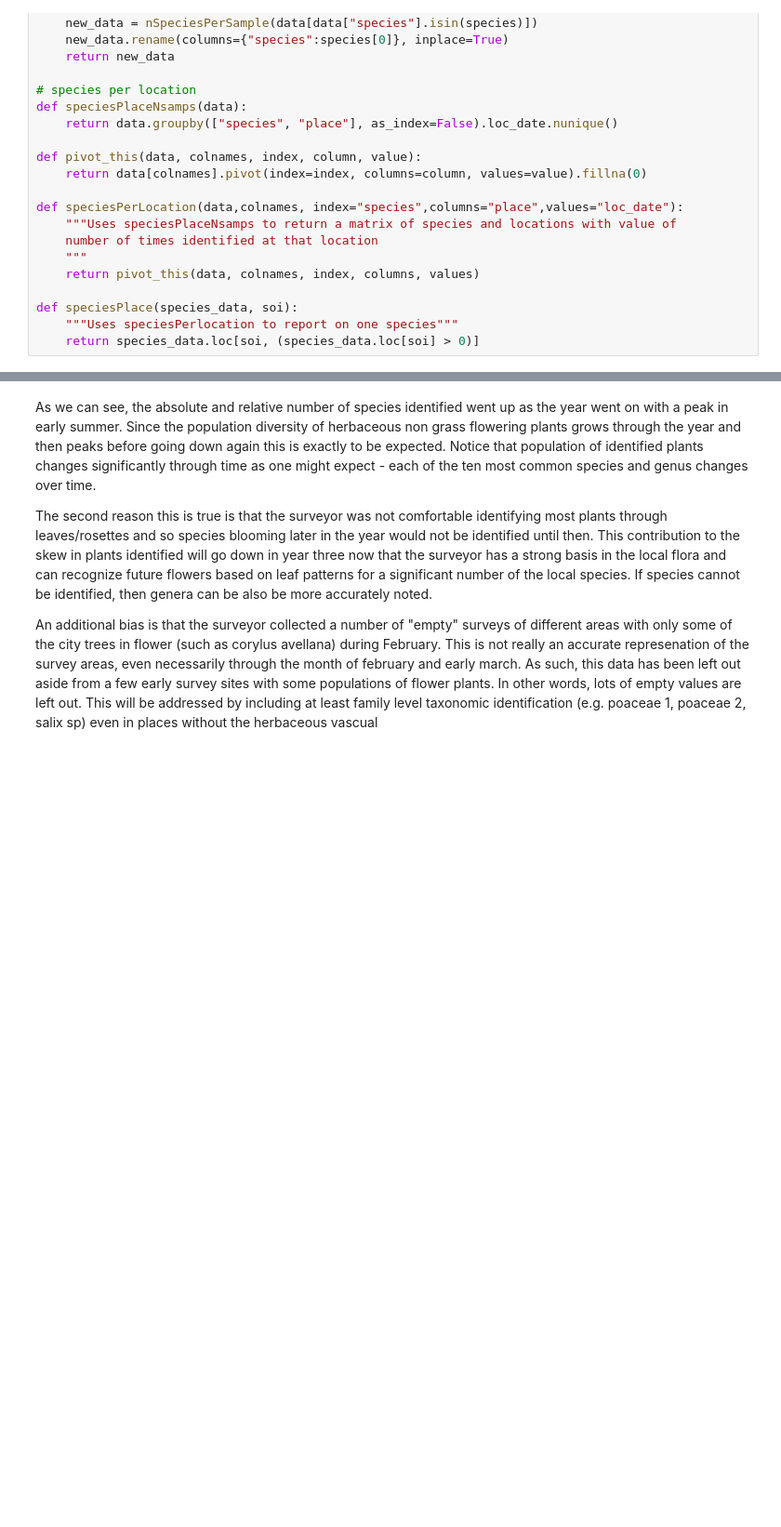
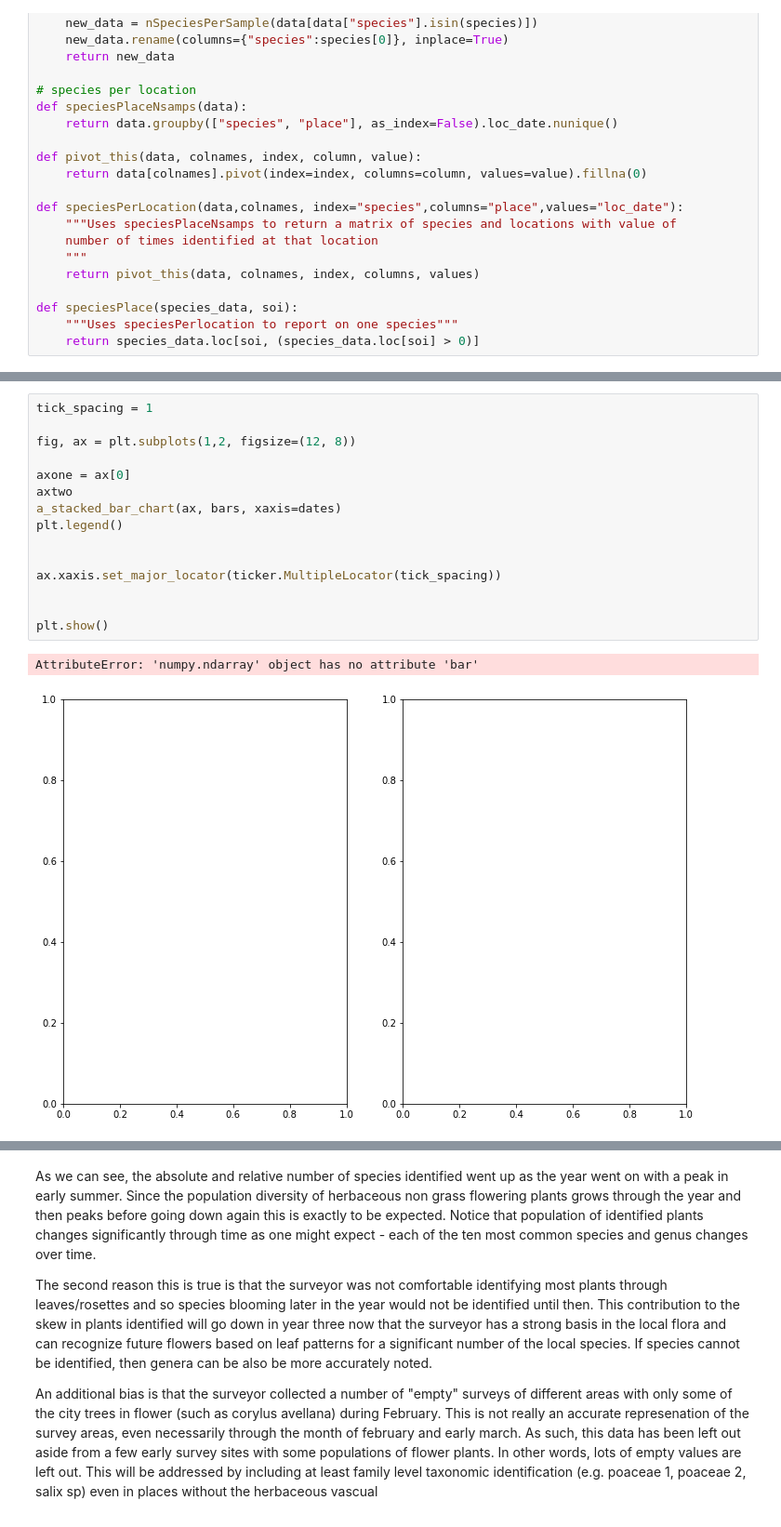
Before and after one commit to thorerismann/flora-buckets, a Jupyter notebook: newanalysis.ipynb, the cells around one changed output, grey strips where cells are left out. Shown at 93% size. Saved outputs shown, nothing was run; the diff lists cells and outputs as text; blank space fills up the shorter version.

```diff
--- a/newanalysis.ipynb
+++ b/newanalysis.ipynb
@@ -285,0 +508,18 @@ spd["date"]
+# %%
+tick_spacing = 1
+
+fig, ax = plt.subplots(1,2, figsize=(12, 8))
+
+axone = ax[0]
+axtwo
+a_stacked_bar_chart(ax, bars, xaxis=dates)
+plt.legend()
+
+
+ax.xaxis.set_major_locator(ticker.MultipleLocator(tick_spacing))
+
+
+plt.show()
+# %% [output]
+AttributeError: 'numpy.ndarray' object has no attribute 'bar'
+[figure, added]
```
Also changed, not shown: parts of 23 cells of this notebook.
